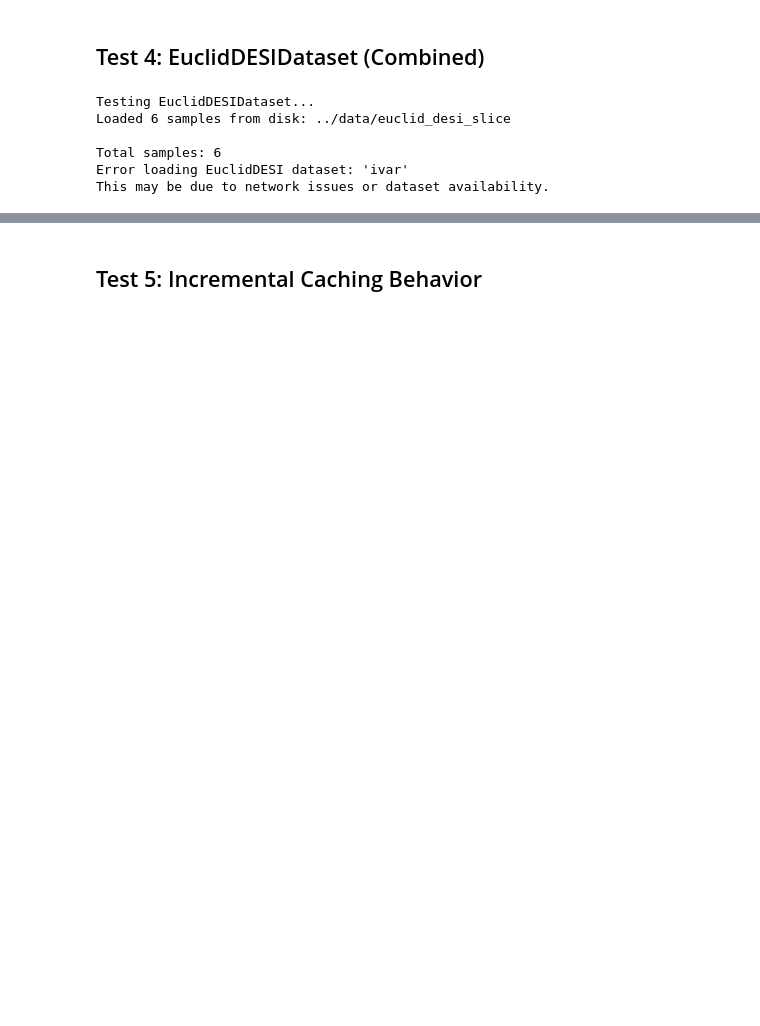
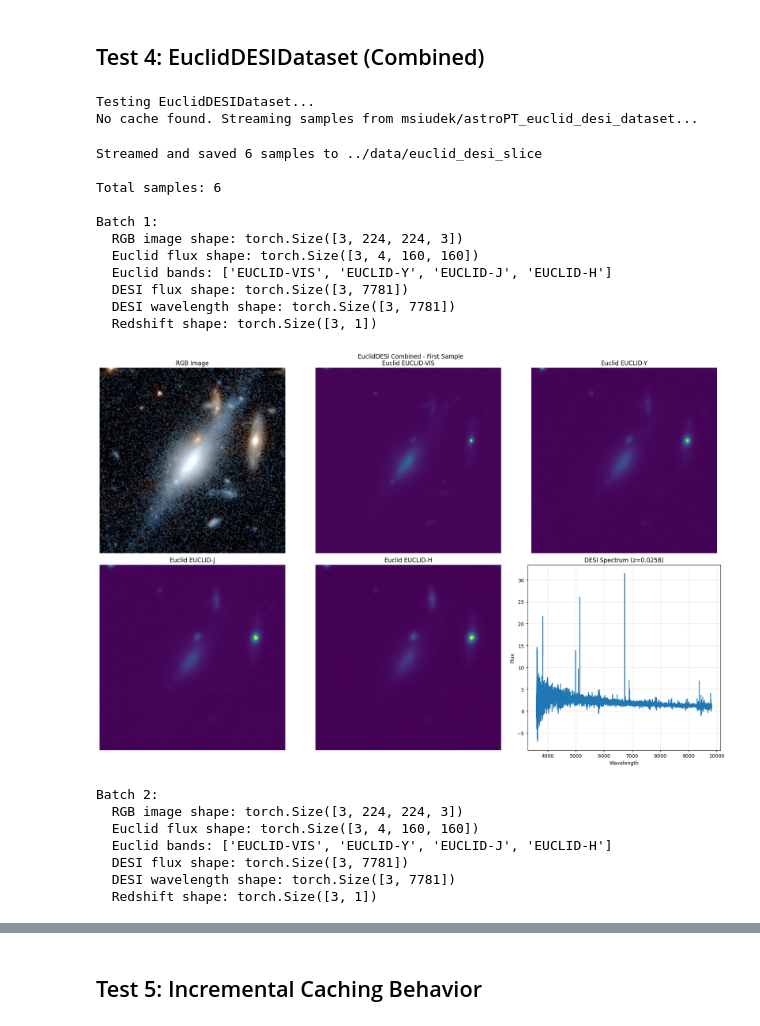
Before and after one commit to ASKabalan/AION, a Jupyter notebook: notebooks/01-AIONDataSets.ipynb, the cells around one changed output, grey strips where cells are left out. Drawn from its saved outputs; the diff is of its cells as text; code cells hidden in the pictures; blank space fills up the shorter version.

```diff
--- a/notebooks/01-AIONDataSets.ipynb
+++ b/notebooks/01-AIONDataSets.ipynb
@@ -164,46 +189,72 @@ Batch 2:
 # %%
 print("Testing EuclidDESIDataset...")
 try:
     euclid_desi_dataset = EuclidDESIDataset(
         cache_dir=CACHE_DIR,
-        batch_size=3,
-        batch_count=2,
-        device=device
+        max_entries=6,
+        device=device,
+        mode="streaming"
     )
 
     print(f"\nTotal samples: {len(euclid_desi_dataset)}")
 
-    for i, (euclid_batch, desi_batch) in enumerate(euclid_desi_dataset):
+    batch_size = 3
+    euclid_desi_loader = DataLoader(euclid_desi_dataset, batch_size=batch_size, shuffle=False, collate_fn=collate_modalities)
+
+    for i, (rgb_batch, euclid_batch, desi_batch, redshift_batch) in enumerate(euclid_desi_loader):
         print(f"\nBatch {i+1}:")
+        print(f"  RGB image shape: {rgb_batch.shape}")
         print(f"  Euclid flux shape: {euclid_batch.flux.shape}")
         print(f"  Euclid bands: {euclid_batch.bands}")
         print(f"  DESI flux shape: {desi_batch.flux.shape}")
         print(f"  DESI wavelength shape: {desi_batch.wavelength.shape}")
+        print(f"  Redshift shape: {redshift_batch.value.shape}")
 
-        if i == 0:
-            fig, axes = plt.subplots(1, 5, figsize=(20, 4))
+        if i == 1 or True:
+            fig, axes = plt.subplots(2, 3, figsize=(18, 12))
             fig.suptitle('EuclidDESI Combined - First Sample')
 
+            axes[0, 0].imshow(rgb_batch[0].cpu().numpy())
+            axes[0, 0].set_title('RGB Image')
+            axes[0, 0].axis('off')
+
             for band_idx in range(4):
-                axes[band_idx].imshow(euclid_batch.flux[0, band_idx].cpu().numpy(), cmap='viridis')
-                axes[band_idx].set_title(f'Euclid {euclid_batch.bands[band_idx]}')
-                axes[band_idx].axis('off')
+                row = (band_idx + 1) // 3
+                col = (band_idx + 1) % 3
+                axes[row, col].imshow(euclid_batch.flux[0, band_idx].cpu().numpy(), cmap='viridis')
+                axes[row, col].set_title(f'Euclid {euclid_batch.bands[band_idx]}')
+                axes[row, col].axis('off')
 
-            axes[4].plot(desi_batch.wavelength[0].cpu().numpy(), desi_batch.flux[0].cpu().numpy())
-            axes[4].set_xlabel('Wavelength')
-            axes[4].set_ylabel('Flux')
-            axes[4].set_title('DESI Spectrum')
-            axes[4].grid(True, alpha=0.3)
+            axes[1, 2].plot(desi_batch.wavelength[0].cpu().numpy(), desi_batch.flux[0].cpu().numpy())
+            axes[1, 2].set_xlabel('Wavelength')
+            axes[1, 2].set_ylabel('Flux')
+            axes[1, 2].set_title(f'DESI Spectrum (z={redshift_batch.value[0].item():.4f})')
+            axes[1, 2].grid(True, alpha=0.3)
 
             plt.tight_layout()
             plt.show()
 except Exception as e:
     print(f"Error loading EuclidDESI dataset: {e}")
     print("This may be due to network issues or dataset availability.")
 # %% [output]
 Testing EuclidDESIDataset...
-Loaded 6 samples from disk: ../data/euclid_desi_slice
-
-Total samples: 6
-Error loading EuclidDESI dataset: 'ivar'
-This may be due to network issues or dataset availability.
+No cache found. Streaming samples from msiudek/astroPT_euclid_desi_dataset...
+Streamed and saved 6 samples to ../data/euclid_desi_slice
+
+Total samples: 6
+
+Batch 1:
+  RGB image shape: torch.Size([3, 224, 224, 3])
+  Euclid flux shape: torch.Size([3, 4, 160, 160])
+  Euclid bands: ['EUCLID-VIS', 'EUCLID-Y', 'EUCLID-J', 'EUCLID-H']
+  DESI flux shape: torch.Size([3, 7781])
+  DESI wavelength shape: torch.Size([3, 7781])
+  Redshift shape: torch.Size([3, 1])
+[figure, added]
+Batch 2:
+  RGB image shape: torch.Size([3, 224, 224, 3])
+  Euclid flux shape: torch.Size([3, 4, 160, 160])
+  Euclid bands: ['EUCLID-VIS', 'EUCLID-Y', 'EUCLID-J', 'EUCLID-H']
+  DESI flux shape: torch.Size([3, 7781])
+  DESI wavelength shape: torch.Size([3, 7781])
+  Redshift shape: torch.Size([3, 1])
```
Also changed, not shown: parts of 7 cells of this notebook, 1 other file.
